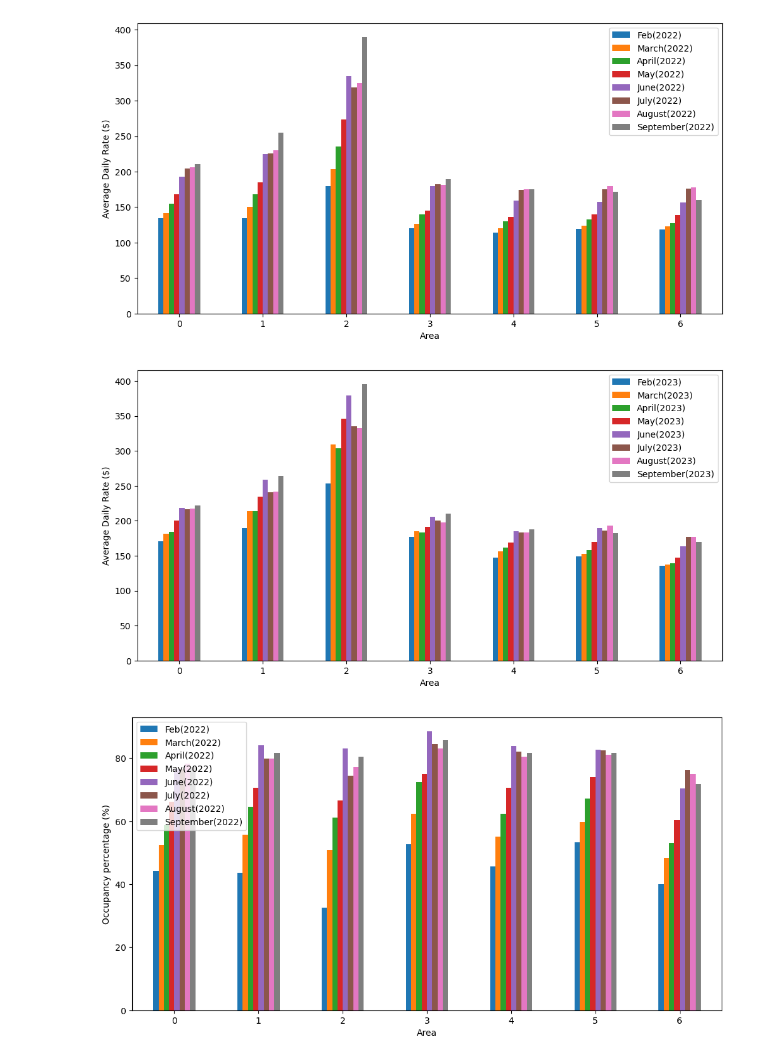
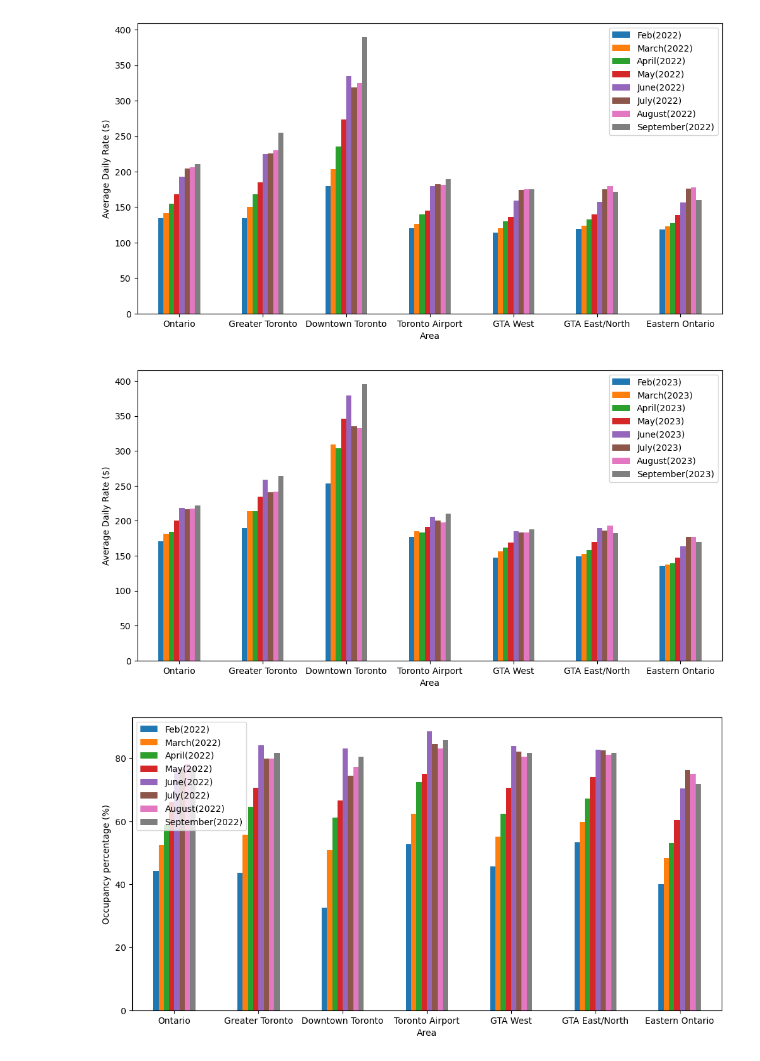
Before and after one commit to AleMori22/Project_1_repo, a Jupyter notebook: Demographics-Tourism.ipynb, the cells around one changed output. Cells and saved outputs as stored; diff of their text form; code cells hidden in the pictures.

```diff
--- a/Demographics-Tourism.ipynb
+++ b/Demographics-Tourism.ipynb
@@ -18,26 +14,34 @@ warnings.filterwarnings("ignore")
 # %%
 starter2 = pd.read_csv('AverageDailyRate.csv')
 #print(starter2)
 
 ADR_2022 = starter2[["Feb(2022)", "March(2022)", "April(2022)", "May(2022)", "June(2022)", "July(2022)", "August(2022)", "September(2022)"]]
-ADR_2022.plot(kind = "bar", figsize =(12,6), rot = 0, ylabel = "Average Daily Rate ($)", xlabel = "Area")
+figure1 = ADR_2022.plot(kind = "bar", figsize =(12,6), rot = 0, ylabel = "Average Daily Rate ($)", xlabel = "Area")
+xticklabels = "Ontario", "Greater Toronto", "Downtown Toronto","Toronto Airport","GTA West","GTA East/North", "Eastern Ontario"
+figure1.set_xticklabels(xticklabels, rotation=0, rotation_mode="anchor", ha="center", wrap=True)
+
 plt.show()
 # %% [output]
-[figure, old version]
+[figure, new version]
 # %%
 ADR_2023 = starter2[["Feb(2023)", "March(2023)", "April(2023)", "May(2023)", "June(2023)", "July(2023)", "August(2023)", "September(2023)"]]
-ADR_2023.plot(kind = "bar", figsize =(12,6), rot = 0, ylabel = "Average Daily Rate ($)", xlabel = "Area")
+figure2 = ADR_2023.plot(kind = "bar", figsize =(12,6), rot = 0, ylabel = "Average Daily Rate ($)", xlabel = "Area")
+xticklabels = "Ontario", "Greater Toronto", "Downtown Toronto","Toronto Airport","GTA West","GTA East/North", "Eastern Ontario"
+figure2.set_xticklabels(xticklabels, rotation=0, rotation_mode="anchor", ha="center", wrap=True)
 plt.show()
 # %% [output]
-[figure, old version]
+[figure, new version]
 # %%
 occupancy = pd.read_csv('OccupancyPercentage.csv')
 #print(occupancy)
 
 OccupancyRate1 = occupancy[["Feb(2022)", "March(2022)", "April(2022)", "May(2022)", "June(2022)", "July(2022)", "August(2022)", "September(2022)"]]
-OccupancyRate1.plot(kind = "bar", figsize =(12,6), rot = 0, ylabel = "Occupancy percentage (%)", xlabel = "Area")
+figure3 = OccupancyRate1.plot(kind = "bar", figsize =(12,6), rot = 0, ylabel = "Occupancy percentage (%)", xlabel = "Area")
+xticklabels = "Ontario", "Greater Toronto", "Downtown Toronto","Toronto Airport","GTA West","GTA East/North", "Eastern Ontario"
+figure3.set_xticklabels(xticklabels, rotation=0, rotation_mode="anchor", ha="center", wrap=True)
+
 plt.show()
 # %% [output]
-[figure, old version]
+[figure, new version]
 # %%
 OccupancyRate2 = occupancy[["Feb(2023)", "March(2023)", "April(2023)", "May(2023)", "June(2023)", "July(2023)", "August(2023)", "September(2023)"]]
```
Also changed, not shown: parts of 5 cells of this notebook, 7 other files.
